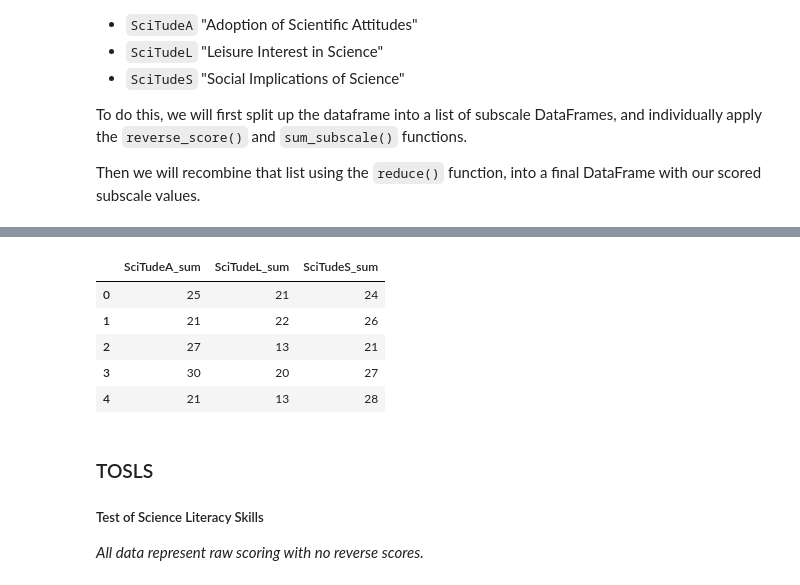
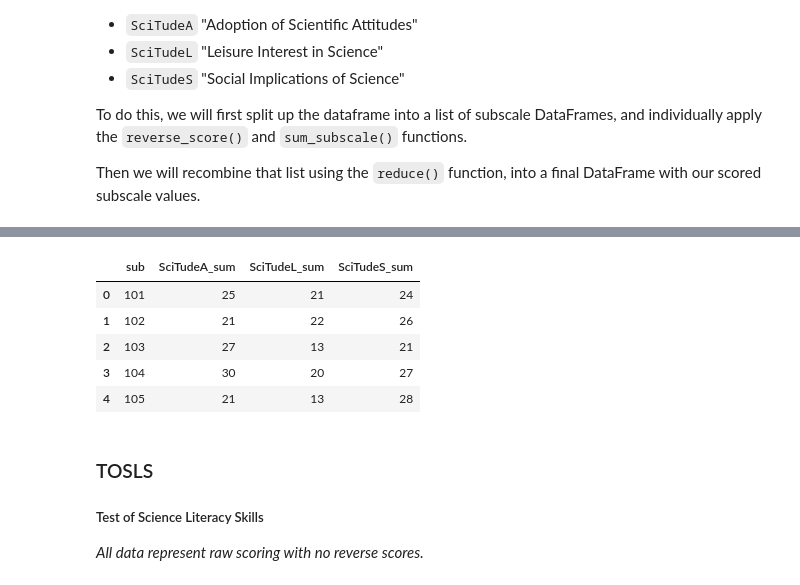
Before and after one commit to lighthall-lab/scilearn, a Jupyter notebook: 0.4.join_subject_level.ipynb, the cells around one changed output, grey strips where cells are left out. Saved outputs shown, nothing was run; the diff lists cells and outputs as text; code cells hidden in the pictures.

```diff
--- a/0.4.join_subject_level.ipynb
+++ b/0.4.join_subject_level.ipynb
@@ -313,14 +313,14 @@ for subscale in scitude_subscales:
 4  105            28
 # %%
 scitude_df = reduce(lambda left,right: pd.merge(left,right,on='sub'), scitude_dfs)
-scitude_df.head()[['SciTudeA_sum','SciTudeL_sum','SciTudeS_sum']]
+scitude_df.head()[['sub','SciTudeA_sum','SciTudeL_sum','SciTudeS_sum']]
 # %% [output]
-|  | SciTudeA_sum | SciTudeL_sum | SciTudeS_sum |
-| 0 | 25 | 21 | 24 |
-| 1 | 21 | 22 | 26 |
-| 2 | 27 | 13 | 21 |
-| 3 | 30 | 20 | 27 |
-| 4 | 21 | 13 | 28 |
+|  | sub | SciTudeA_sum | SciTudeL_sum | SciTudeS_sum |
+| 0 | 101 | 25 | 21 | 24 |
+| 1 | 102 | 21 | 22 | 26 |
+| 2 | 103 | 27 | 13 | 21 |
+| 3 | 104 | 30 | 20 | 27 |
+| 4 | 105 | 21 | 13 | 28 |
 # %% [markdown]
 ### TOSLS
 ##### Test of Science Literacy Skills
```
Also changed, not shown: parts of 1 cell of this notebook.
